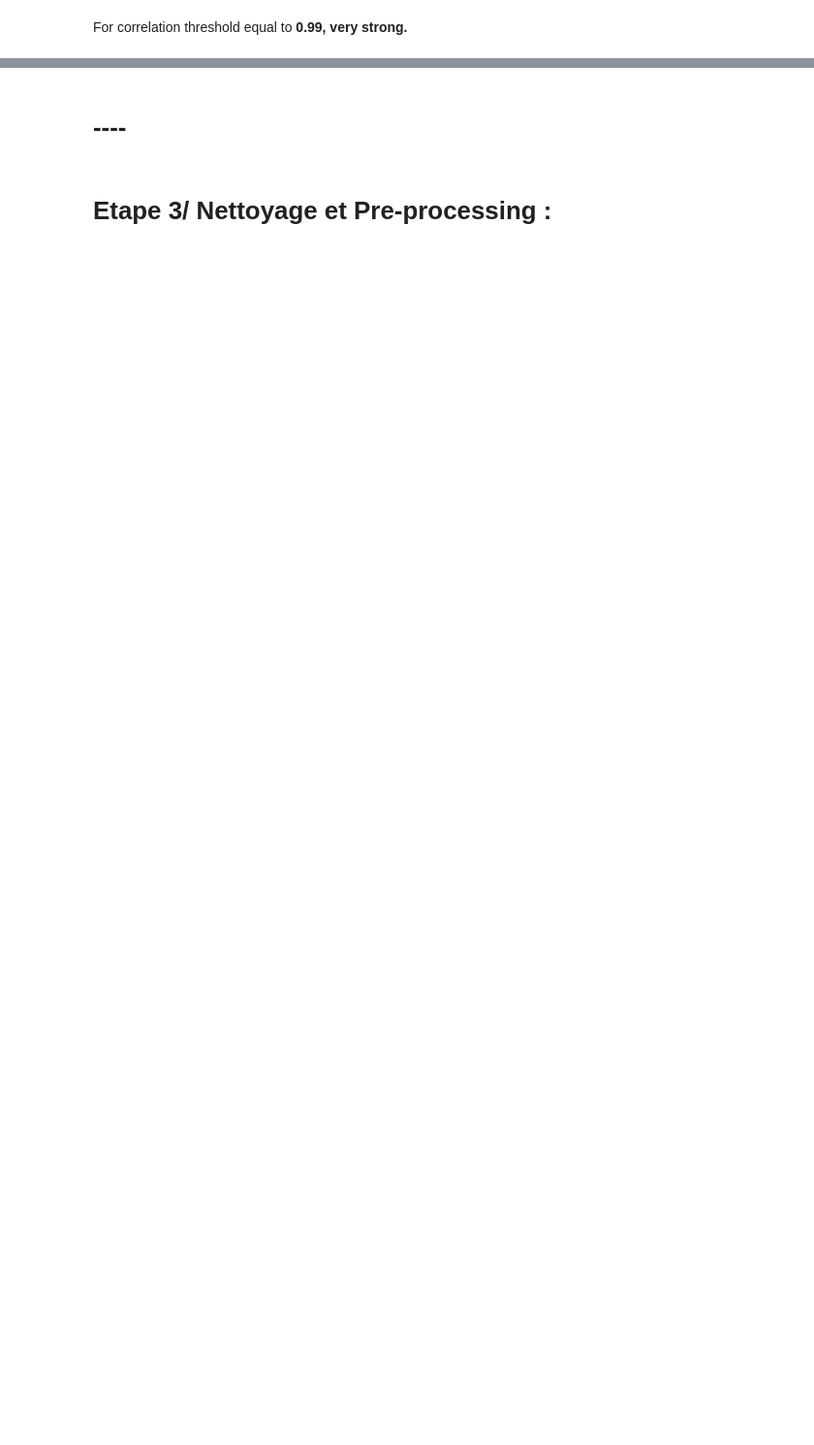
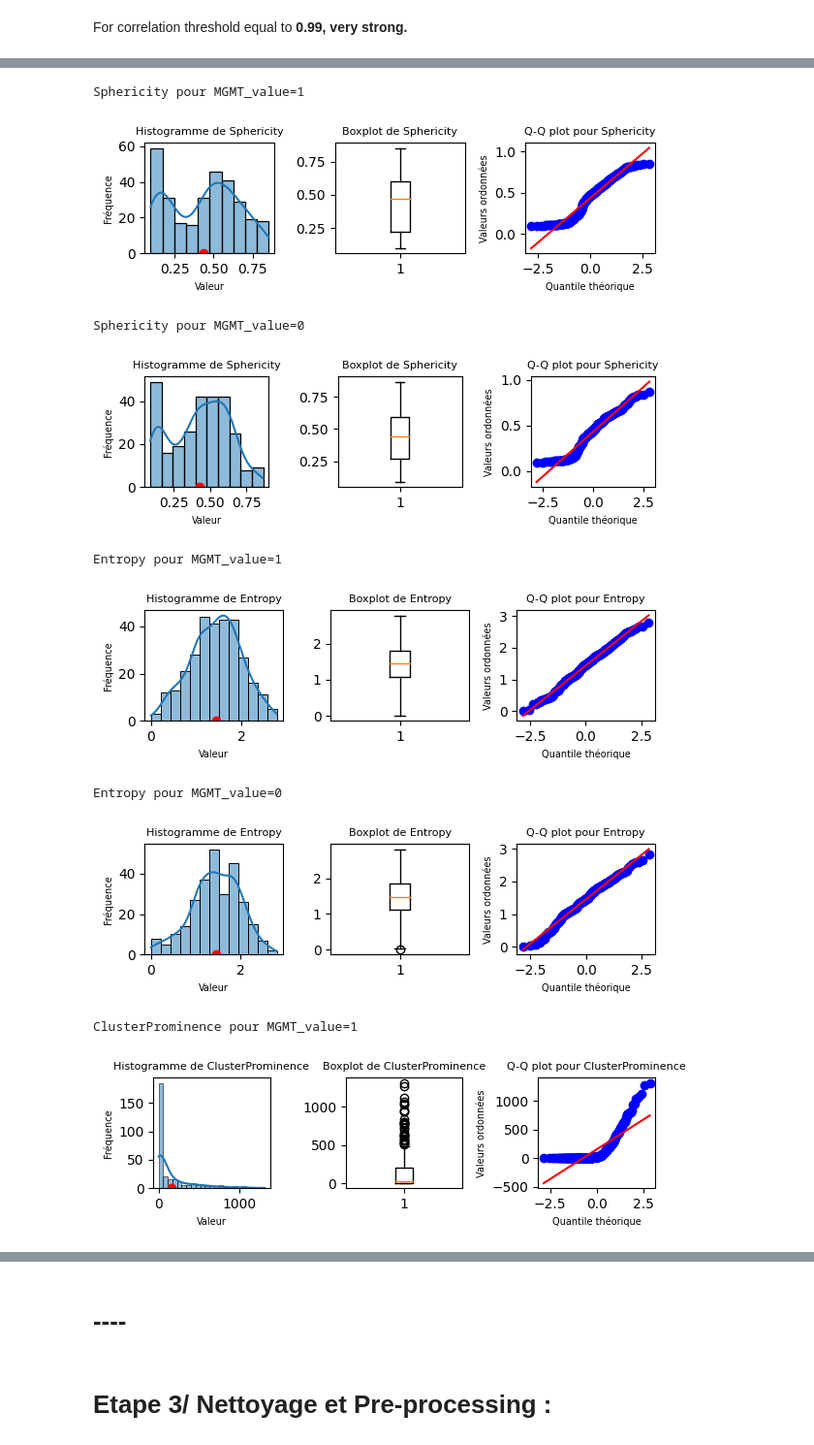
Before and after one commit to YanSte/RSNA-MICCAI-Brain-Tumor-Classification-AI, a Jupyter notebook: main.ipynb, the cells around one changed output, grey strips where cells are left out. Shown at 97% size. Cells and saved outputs as stored; diff of their text form; code cells hidden in the pictures; blank space fills up the shorter version.

```diff
--- a/main.ipynb
+++ b/main.ipynb
@@ -868,0 +1072,29 @@ for group_correlated in groups_correlated_threshold_099:
+# %%
+print("Sphericity pour MGMT_value=1")
+fonc_test_normality(dataset[dataset.MGMT_value == 1][['Sphericity']],graphic=True)
+
+print("Sphericity pour MGMT_value=0")
+fonc_test_normality(dataset[dataset.MGMT_value == 0][['Sphericity']],graphic=True)
+
+print("Entropy pour MGMT_value=1")
+fonc_test_normality(dataset[dataset.MGMT_value == 1][['Entropy']],graphic=True)
+
+print("Entropy pour MGMT_value=0")
+fonc_test_normality(dataset[dataset.MGMT_value == 0][['Entropy']],graphic=True)
+
+print("ClusterProminence pour MGMT_value=1")
+fonc_test_normality(dataset[dataset.MGMT_value == 1][['ClusterProminence']],graphic=True)
+
+print("ClusterProminence pour MGMT_value=0")
+fonc_test_normality(dataset[dataset.MGMT_value == 0][['ClusterProminence']],graphic=True)
+# %% [output]
+Sphericity pour MGMT_value=1
+[figure, added]
+Sphericity pour MGMT_value=0
+[figure, added]
+Entropy pour MGMT_value=1
+[figure, added]
+Entropy pour MGMT_value=0
+[figure, added]
+ClusterProminence pour MGMT_value=1
+[figure, added]
```
Also changed, not shown: parts of 36 cells of this notebook.
